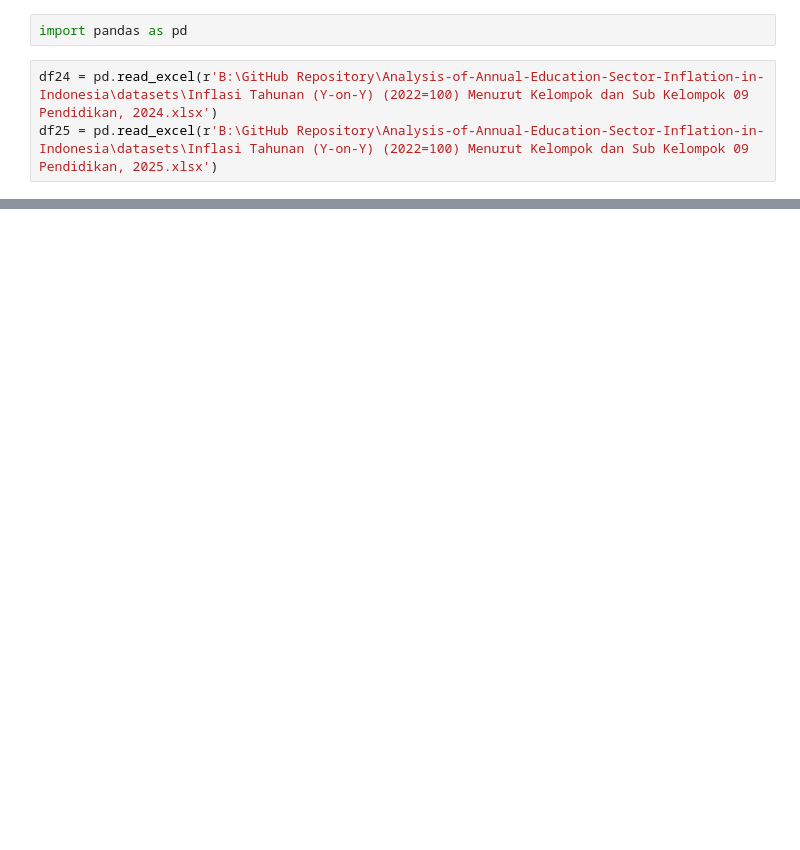
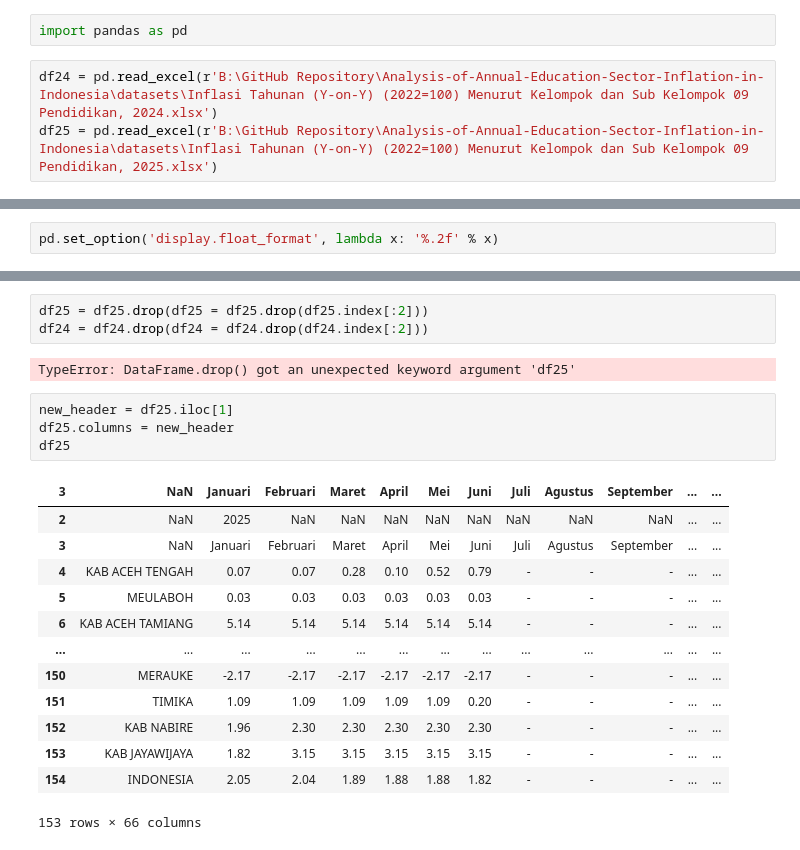
Before and after one commit to michaelvincentsebastian/Analysis-of-Annual-Education-Sector-Inflation-in-Indonesia, a Jupyter notebook: analysis/inflation-rate-analysis.ipynb, the cells around one changed output, grey strips where cells are left out. Drawn from its saved outputs; the diff is of its cells as text; blank space fills up the shorter version.

```diff
--- a/analysis/inflation-rate-analysis.ipynb
+++ b/analysis/inflation-rate-analysis.ipynb
@@ -37,0 +40,2 @@ df25
+# %%
+pd.set_option('display.float_format', lambda x: '%.2f' % x)
@@ -37,0 +167,23 @@ df25
+# %%
+df25 = df25.drop(df25 = df25.drop(df25.index[:2]))
+df24 = df24.drop(df24 = df24.drop(df24.index[:2]))
+# %% [output]
+TypeError: DataFrame.drop() got an unexpected keyword argument 'df25'
+# %%
+new_header = df25.iloc[1]
+df25.columns = new_header
+df25
+# %% [output]
+| 3 | NaN | Januari | Februari | Maret | April | Mei | Juni | Juli | Agustus | September | ... | ... |
+| 2 | NaN | 2025 | NaN | NaN | NaN | NaN | NaN | NaN | NaN | NaN | ... | ... |
+| 3 | NaN | Januari | Februari | Maret | April | Mei | Juni | Juli | Agustus | September | ... | ... |
+| 4 | KAB ACEH TENGAH | 0.07 | 0.07 | 0.28 | 0.10 | 0.52 | 0.79 | - | - | - | ... | ... |
+| 5 | MEULABOH | 0.03 | 0.03 | 0.03 | 0.03 | 0.03 | 0.03 | - | - | - | ... | ... |
+| 6 | KAB ACEH TAMIANG | 5.14 | 5.14 | 5.14 | 5.14 | 5.14 | 5.14 | - | - | - | ... | ... |
+| ... | ... | ... | ... | ... | ... | ... | ... | ... | ... | ... | ... | ... |
+| 150 | MERAUKE | -2.17 | -2.17 | -2.17 | -2.17 | -2.17 | -2.17 | - | - | - | ... | ... |
+| 151 | TIMIKA | 1.09 | 1.09 | 1.09 | 1.09 | 1.09 | 0.20 | - | - | - | ... | ... |
+| 152 | KAB NABIRE | 1.96 | 2.30 | 2.30 | 2.30 | 2.30 | 2.30 | - | - | - | ... | ... |
+| 153 | KAB JAYAWIJAYA | 1.82 | 3.15 | 3.15 | 3.15 | 3.15 | 3.15 | - | - | - | ... | ... |
+| 154 | INDONESIA | 2.05 | 2.04 | 1.89 | 1.88 | 1.88 | 1.82 | - | - | - | ... | ... |
+153 rows × 66 columns
```
Also changed, not shown: parts of 13 cells of this notebook.
